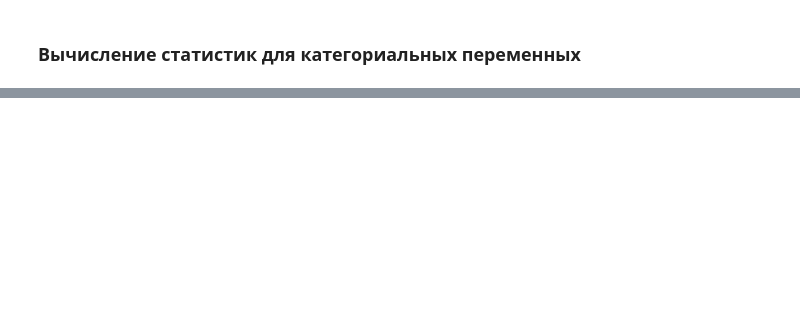
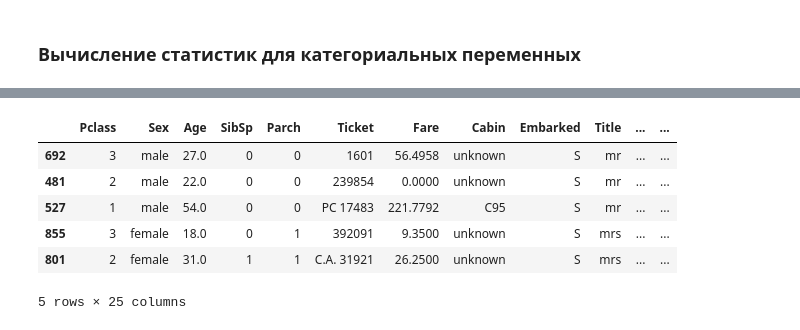
Before and after one commit to AlekseiBogachev/Titanic-Machine-Learning-from-Disaster, a Jupyter notebook: sources/feature_engineering.ipynb, the cells around one changed output, grey strips where cells are left out. Saved outputs shown, nothing was run; the diff lists cells and outputs as text; code cells hidden in the pictures; blank space fills up the shorter version.

```diff
--- a/sources/feature_engineering.ipynb
+++ b/sources/feature_engineering.ipynb
@@ -228,3 +292,20 @@ count_stats(
 | 855 | 3 | female | 18.0 | 0 | 1 | 392091 | 9.3500 | unknown | S | mrs | ... | ... |
 | 801 | 2 | female | 31.0 | 1 | 1 | C.A. 31921 | 26.2500 | unknown | S | mrs | ... | ... |
 5 rows × 24 columns
+# %%
+X_train = count_stats(
+    X_train,
+    cat_features=['Pclass'],
+    num_features=['Pclass'],
+    func=['count'],
+)
+
+X_train.head()
+# %% [output]
+|  | Pclass | Sex | Age | SibSp | Parch | Ticket | Fare | Cabin | Embarked | Title | ... | ... |
+| 692 | 3 | male | 27.0 | 0 | 0 | 1601 | 56.4958 | unknown | S | mr | ... | ... |
+| 481 | 2 | male | 22.0 | 0 | 0 | 239854 | 0.0000 | unknown | S | mr | ... | ... |
+| 527 | 1 | male | 54.0 | 0 | 0 | PC 17483 | 221.7792 | C95 | S | mr | ... | ... |
+| 855 | 3 | female | 18.0 | 0 | 1 | 392091 | 9.3500 | unknown | S | mrs | ... | ... |
+| 801 | 2 | female | 31.0 | 1 | 1 | C.A. 31921 | 26.2500 | unknown | S | mrs | ... | ... |
+5 rows × 25 columns
```
Also changed, not shown: parts of 21 cells of this notebook.
